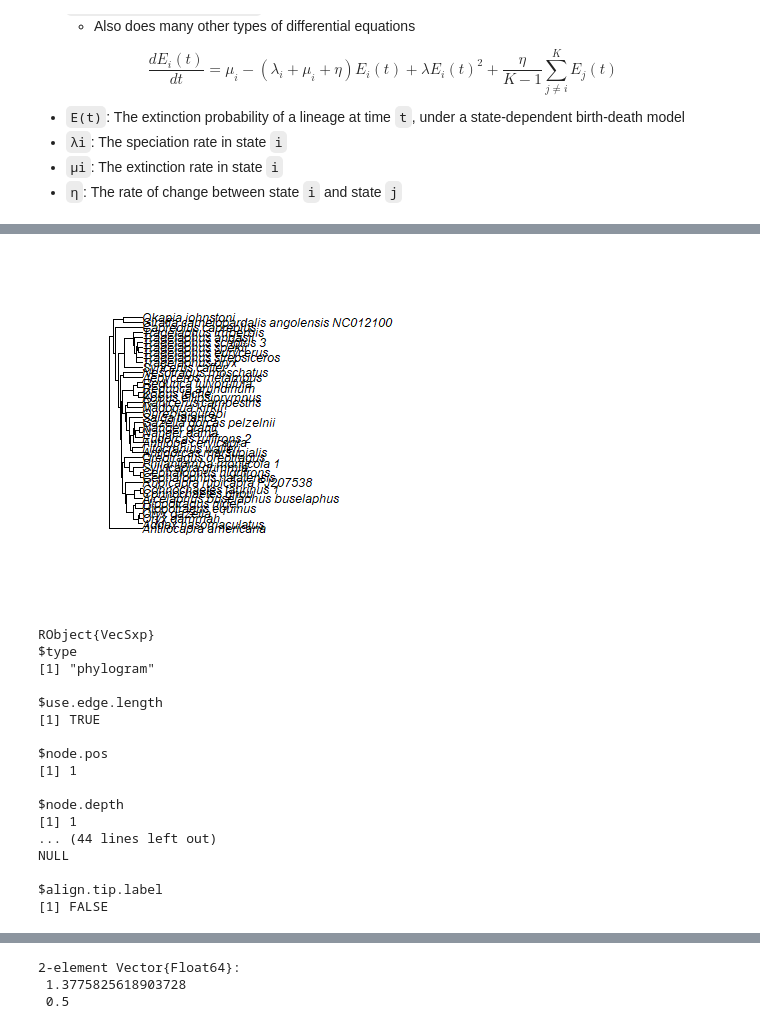
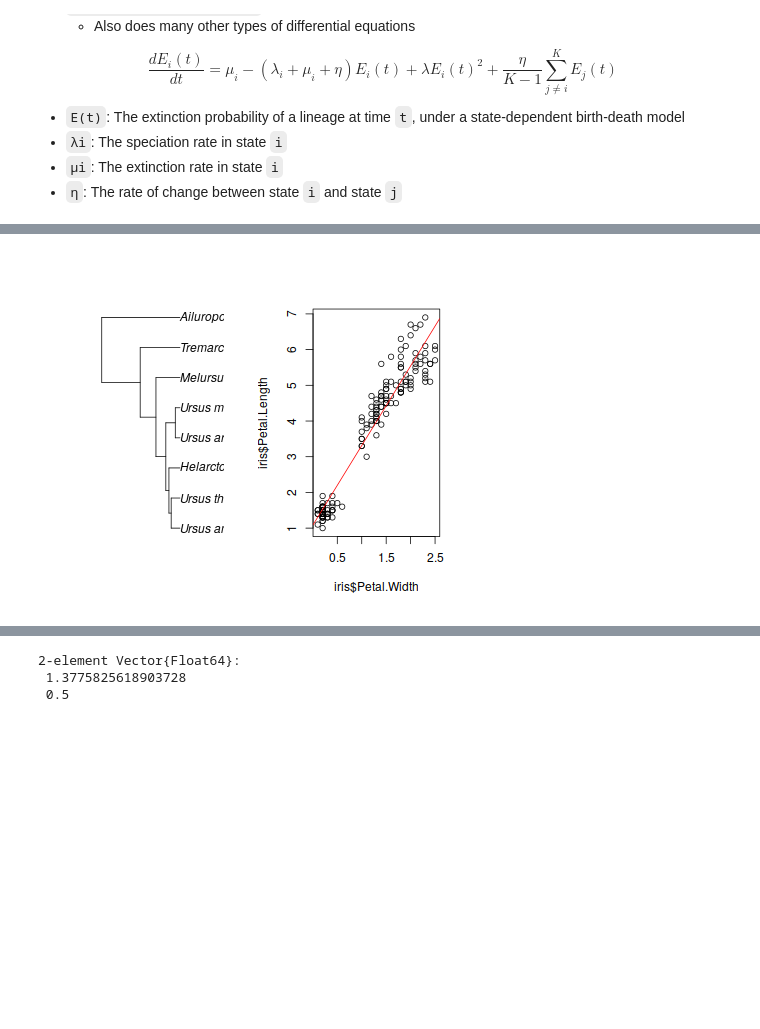
Before and after one commit to kopperud/17thurs2022, a Jupyter notebook: labmeet.ipynb, the cells around one changed output, grey strips where cells are left out. Saved outputs shown, nothing was run; the diff lists cells and outputs as text; code cells hidden in the pictures; blank space fills up the shorter version.

```diff
--- a/labmeet.ipynb
+++ b/labmeet.ipynb
@@ -326,32 +342,18 @@ adapted from: https://benchmarks.sciml.ai/stable/MultiLanguage/ode_wrapper_packa
 # %%
 # Interfacing with other languages
 # Calling R
 
 using RCall
 R"""
-library(slouch)
 library(ape)
+library(BDS)
 
-data(artiodactyla)
-plot(artiodactyla)
-"""
+data(bears)
+par(mfrow = c(1,2))
+plot(bears, cex = 1)
+plot(iris$Petal.Width, iris$Petal.Length)
+abline(lm(Petal.Length ~ Petal.Width, data = iris), col = "red")
+""";
 # %% [output]
-[figure, old version]
+[figure, new version]
-RObject{VecSxp}
-$type
-[1] "phylogram"
-
-$use.edge.length
-[1] TRUE
-
-$node.pos
-[1] 1
-
-$node.depth
-[1] 1
-... (44 lines left out)
-NULL
-
-$align.tip.label
-[1] FALSE
 # %% [markdown]
```
Also changed, not shown: parts of 23 cells of this notebook, 4 other files.
